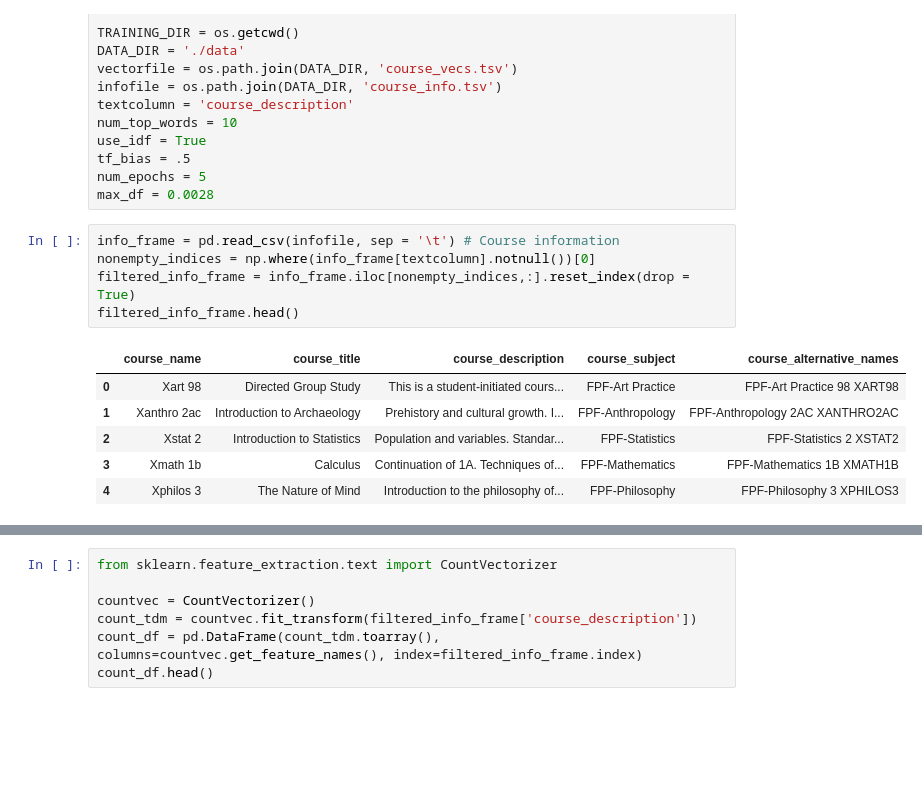
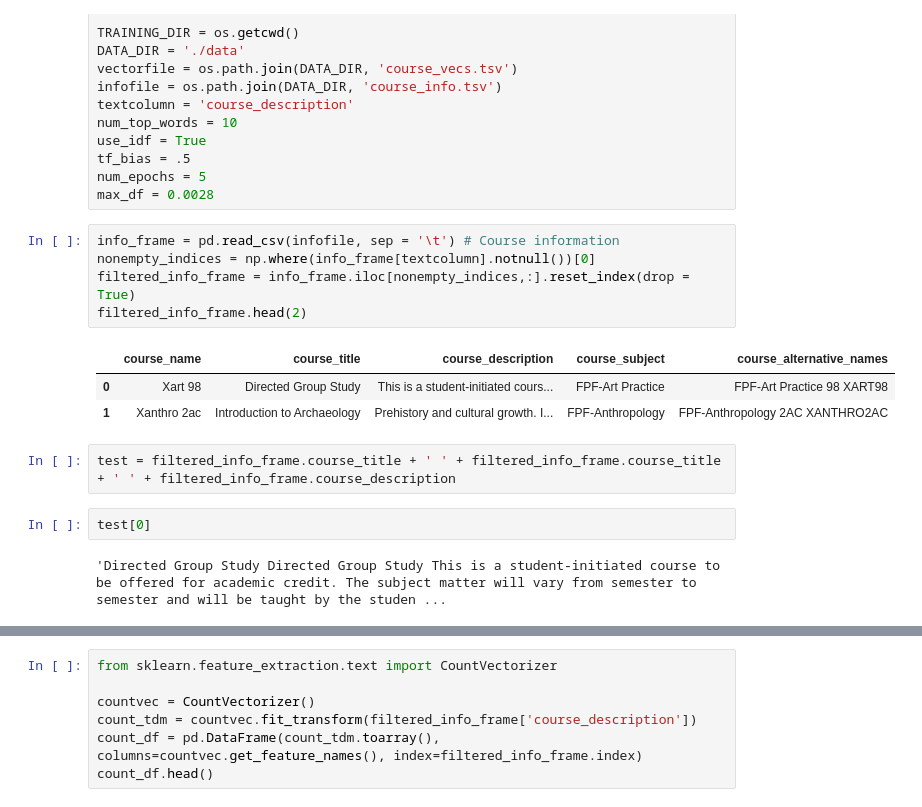
Before and after one commit to matthew-dong-dev/ICS-research, a Jupyter notebook: keywords_research.ipynb, the cells around one changed output, grey strips where cells are left out. Saved outputs shown, nothing was run; the diff lists cells and outputs as text; blank space fills up the shorter version.

```diff
--- a/keywords_research.ipynb
+++ b/keywords_research.ipynb
@@ -123,12 +126,15 @@ max_df = 0.0028
 # %%
 info_frame = pd.read_csv(infofile, sep = '\t') # Course information
 nonempty_indices = np.where(info_frame[textcolumn].notnull())[0]
 filtered_info_frame = info_frame.iloc[nonempty_indices,:].reset_index(drop = True)
-filtered_info_frame.head()
+filtered_info_frame.head(2)
 # %% [output]
 |  | course_name | course_title | course_description | course_subject | course_alternative_names |
 | 0 | Xart 98 | Directed Group Study | This is a student-initiated cours... | FPF-Art Practice | FPF-Art Practice 98 XART98 |
 | 1 | Xanthro 2ac | Introduction to Archaeology | Prehistory and cultural growth. I... | FPF-Anthropology | FPF-Anthropology 2AC XANTHRO2AC |
-| 2 | Xstat 2 | Introduction to Statistics | Population and variables. Standar... | FPF-Statistics | FPF-Statistics 2 XSTAT2 |
-| 3 | Xmath 1b | Calculus | Continuation of 1A. Techniques of... | FPF-Mathematics | FPF-Mathematics 1B XMATH1B |
-| 4 | Xphilos 3 | The Nature of Mind | Introduction to the philosophy of... | FPF-Philosophy | FPF-Philosophy 3 XPHILOS3 |
+# %%
+test = filtered_info_frame.course_title + ' ' + filtered_info_frame.course_title + ' ' + filtered_info_frame.course_description
+# %%
+test[0]
+# %% [output]
+'Directed Group Study Directed Group Study This is a student-initiated course to be offered for academic credit. The subject matter will vary from semester to semester and will be taught by the studen ...
```
Also changed, not shown: parts of 28 cells of this notebook.
